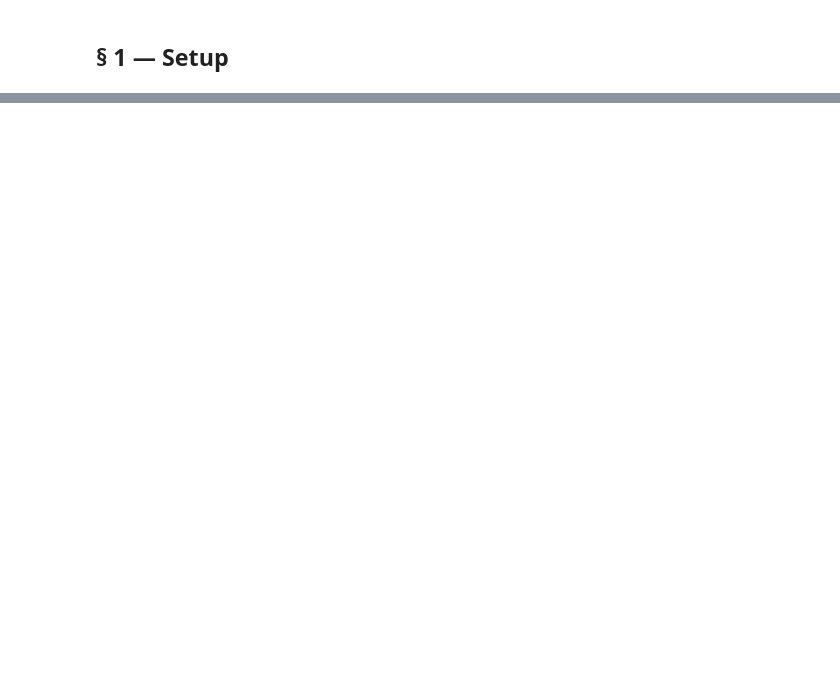
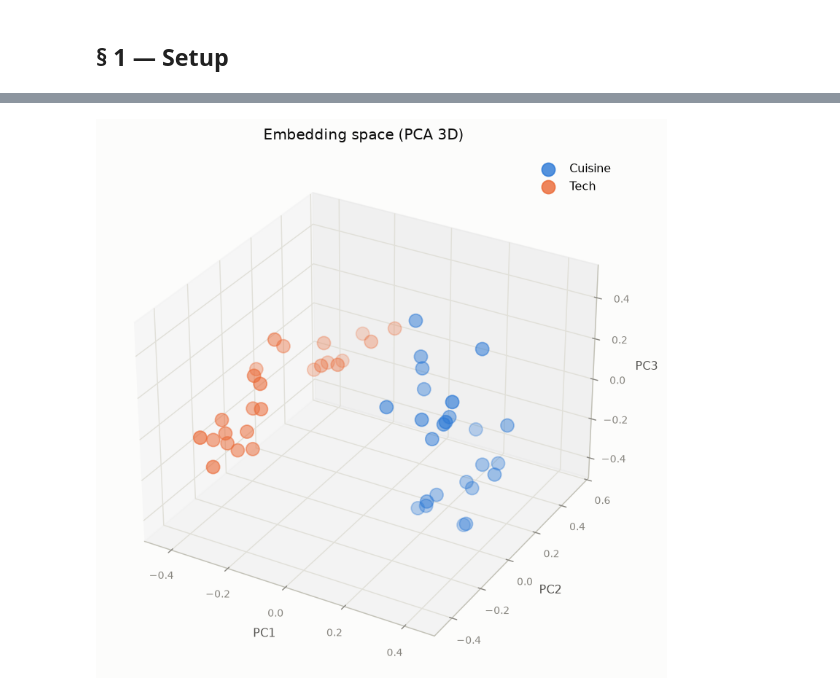
Before and after one commit to clembarr/ffbf-novelty-detector, a Jupyter notebook: notebooks/ffbf_semantic_demo.ipynb, the cells around one changed output, grey strips where cells are left out. Drawn from its saved outputs; the diff is of its cells as text; code cells hidden in the pictures; blank space fills up the shorter version.

```diff
--- a/notebooks/ffbf_semantic_demo.ipynb
+++ b/notebooks/ffbf_semantic_demo.ipynb
@@ -274,0 +51,15 @@ plt.show()
+# %%
+cfg = FFBFConfig.default_for(input_dim=384, expected_n=50)
+cfg.m = 1200                    #Kenyon cells; the whole memory is m floats
+cfg.k = 20                      #winners per input (1.7% of m) — the sparse tag of an input
+cfg.projection_sparsity = 0.01  #each KC samples ~4 of the 384 embedding dimensions
+cfg.delta = 0.9                 #depression of the winners on add() — hard, so one pass is enough
+cfg.epsilon = 0.002             #recovery of the losers on add() — near-silent, so memory persists
+cfg.decay_mode = DecayMode.EdgeAndFront
+cfg.tick_shape = TickShape.Log
+cfg.tick_rate = 0.10            #forgetting speed applied by tick()
+cfg.window_size = 20            #baseline length behind the adaptive is_novel() threshold
+cfg.seed = 42
+
+f = FFBF(cfg)
+print(f"Memory: {cfg.m} synapses = {cfg.m * 4 / 1024:.1f} KiB — constant, whatever the stream length")
@@ -274,0 +159,8 @@ plt.show()
+# %%
+fig = plt.figure(figsize=(7.5, 6))
+ax_3d = fig.add_subplot(projection="3d")
+plot_embedding_3d(all_emb, DOMAINS, list(novelty_of(f, all_emb)), ax=ax_3d)
+plt.tight_layout()
+plt.show()
+# %% [output]
+[figure, added]
```
Also changed, not shown: parts of 67 cells of this notebook, 13 other files.
